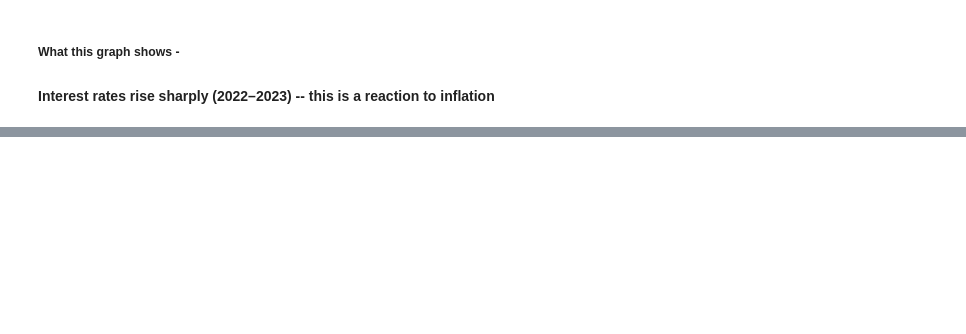
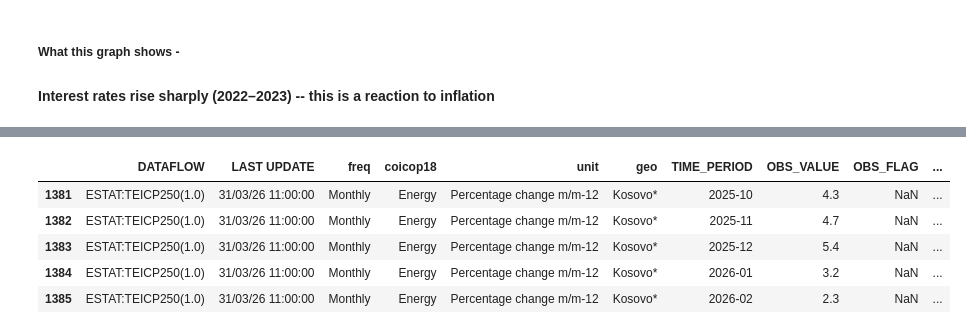
Before and after one commit to meisnerfiona-it/economic-impact-of-green-deal, a Jupyter notebook: FionasNotebook.ipynb, the cells around one changed output, grey strips where cells are left out. Saved outputs shown, nothing was run; the diff lists cells and outputs as text; code cells hidden in the pictures; blank space fills up the shorter version.

```diff
--- a/FionasNotebook.ipynb
+++ b/FionasNotebook.ipynb
@@ -219,0 +276,9 @@ plt.show()
+# %%
+df_energy.tail()
+# %% [output]
+|  | DATAFLOW | LAST UPDATE | freq | coicop18 | unit | geo | TIME_PERIOD | OBS_VALUE | OBS_FLAG | ... |
+| 1381 | ESTAT:TEICP250(1.0) | 31/03/26 11:00:00 | Monthly | Energy | Percentage change m/m-12 | Kosovo* | 2025-10 | 4.3 | NaN | ... |
+| 1382 | ESTAT:TEICP250(1.0) | 31/03/26 11:00:00 | Monthly | Energy | Percentage change m/m-12 | Kosovo* | 2025-11 | 4.7 | NaN | ... |
+| 1383 | ESTAT:TEICP250(1.0) | 31/03/26 11:00:00 | Monthly | Energy | Percentage change m/m-12 | Kosovo* | 2025-12 | 5.4 | NaN | ... |
+| 1384 | ESTAT:TEICP250(1.0) | 31/03/26 11:00:00 | Monthly | Energy | Percentage change m/m-12 | Kosovo* | 2026-01 | 3.2 | NaN | ... |
+| 1385 | ESTAT:TEICP250(1.0) | 31/03/26 11:00:00 | Monthly | Energy | Percentage change m/m-12 | Kosovo* | 2026-02 | 2.3 | NaN | ... |
```
Also changed, not shown: parts of 21 cells of this notebook.
